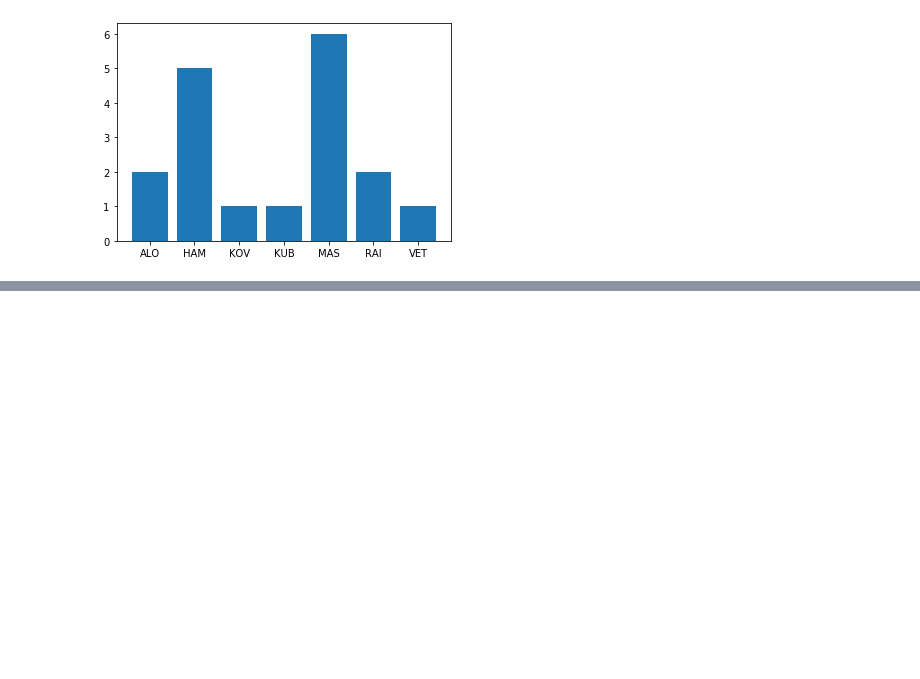
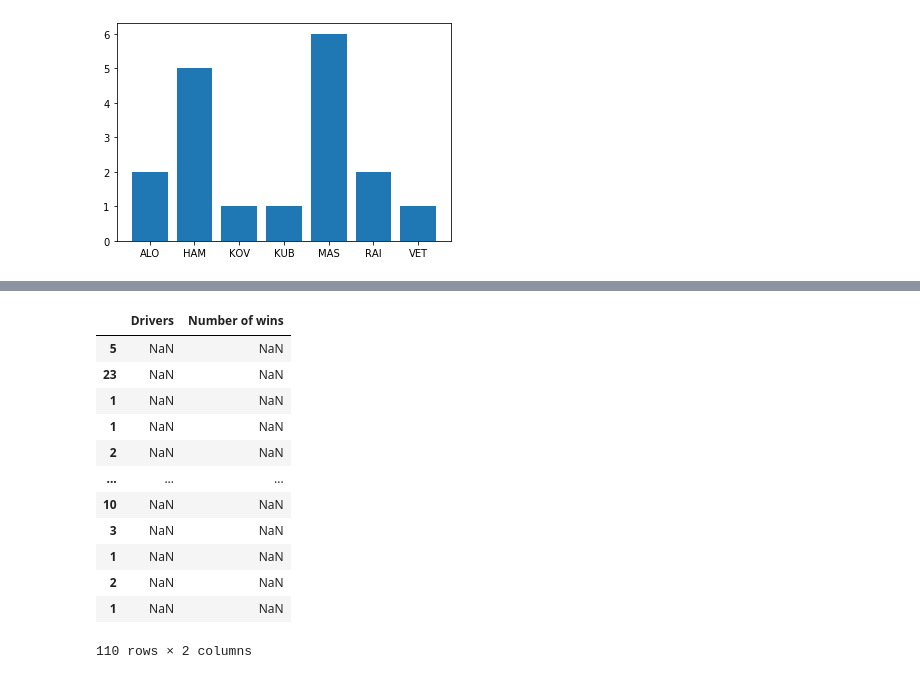
Before and after one commit to leoDomingos/study-on-formula-1-champions, a Jupyter notebook: f1-drivers-study.ipynb, the cells around one changed output, grey strips where cells are left out. Drawn from its saved outputs; the diff is of its cells as text; code cells hidden in the pictures; blank space fills up the shorter version.

```diff
--- a/f1-drivers-study.ipynb
+++ b/f1-drivers-study.ipynb
@@ -68,0 +96,20 @@ winners
+# %%
+# Making a DataFrame to make things clearer
+driver_series = pd.Series(winners_dict.keys())
+wins_series = pd.Series(winners_dict.values())
+wincount_df = pd.DataFrame(winners_dict.values(), index=list(winners_dict.keys()), columns=["Number of wins"])
+wincount_df
+# %% [output]
+|  | Drivers | Number of wins |
+| 5 | NaN | NaN |
+| 23 | NaN | NaN |
+| 1 | NaN | NaN |
+| 1 | NaN | NaN |
+| 2 | NaN | NaN |
+| ... | ... | ... |
+| 10 | NaN | NaN |
+| 3 | NaN | NaN |
+| 1 | NaN | NaN |
+| 2 | NaN | NaN |
+| 1 | NaN | NaN |
+110 rows × 2 columns
```
Also changed, not shown: parts of 7 cells of this notebook.
